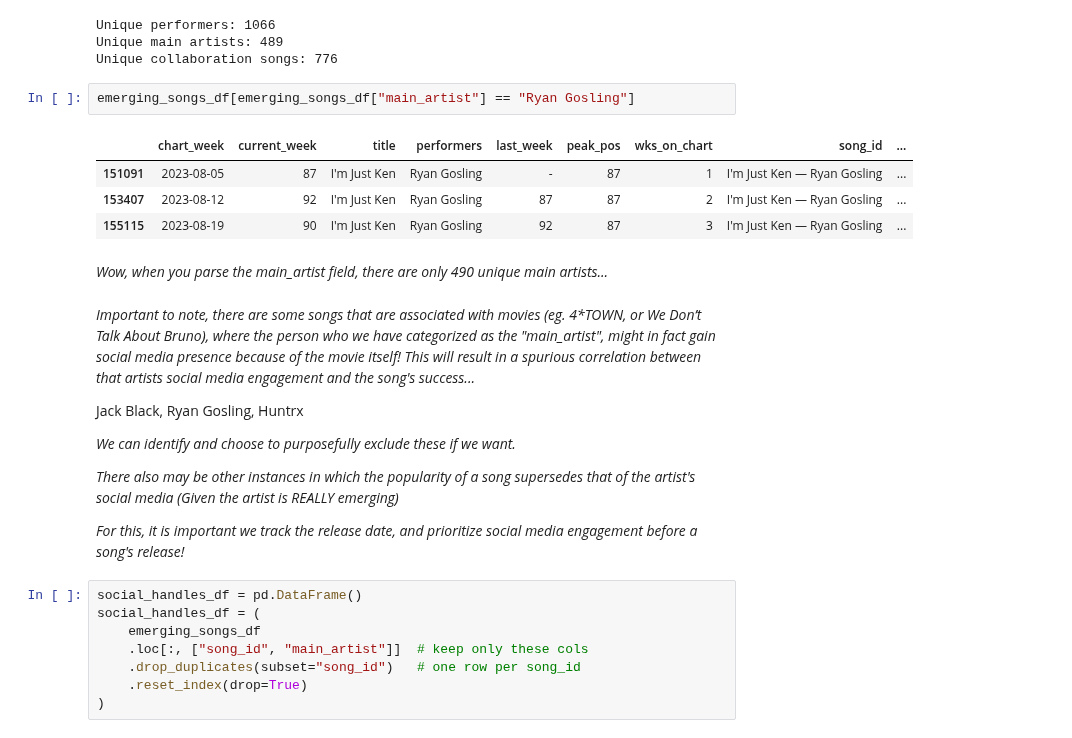
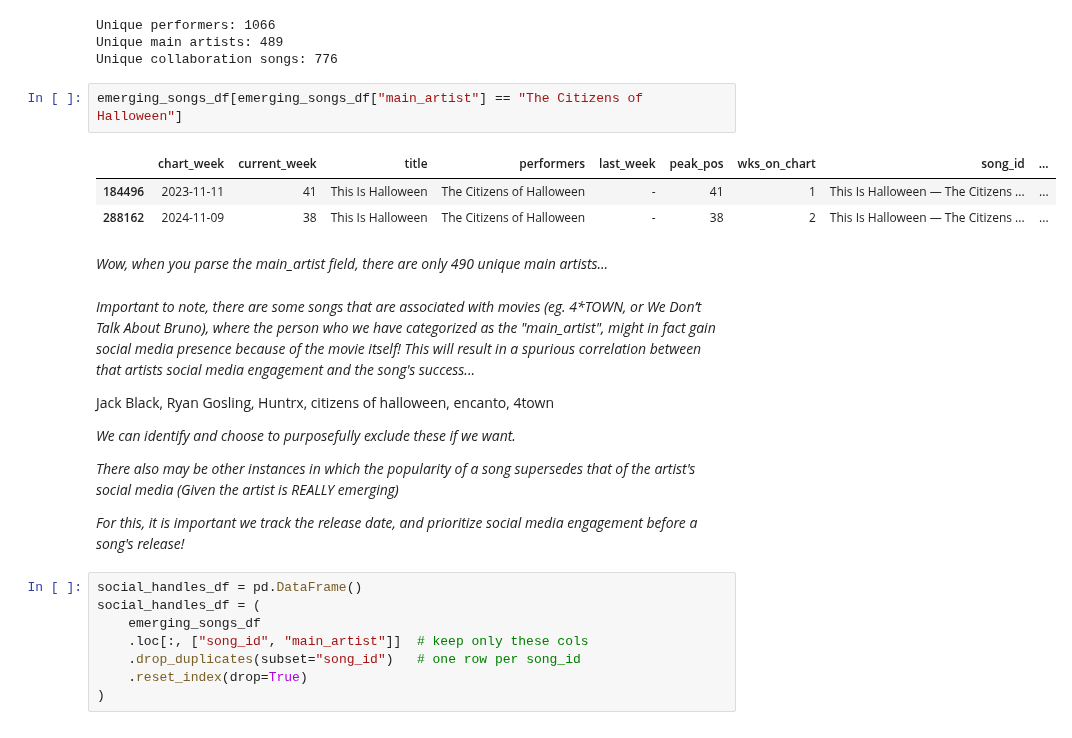
Before and after one commit to tom4sg/DURF, a Jupyter notebook: data_processing.ipynb, the cells around one changed output. Cells and saved outputs as stored; diff of their text form.

```diff
--- a/data_processing.ipynb
+++ b/data_processing.ipynb
@@ -297,18 +297,17 @@ Unique performers: 1066
 Unique main artists: 489
 Unique collaboration songs: 776
 # %%
-emerging_songs_df[emerging_songs_df["main_artist"] == "Ryan Gosling"]
+emerging_songs_df[emerging_songs_df["main_artist"] == "The Citizens of Halloween"]
 # %% [output]
 |  | chart_week | current_week | title | performers | last_week | peak_pos | wks_on_chart | song_id | ... |
-| 151091 | 2023-08-05 | 87 | I'm Just Ken | Ryan Gosling | - | 87 | 1 | I'm Just Ken — Ryan Gosling | ... |
-| 153407 | 2023-08-12 | 92 | I'm Just Ken | Ryan Gosling | 87 | 87 | 2 | I'm Just Ken — Ryan Gosling | ... |
-| 155115 | 2023-08-19 | 90 | I'm Just Ken | Ryan Gosling | 92 | 87 | 3 | I'm Just Ken — Ryan Gosling | ... |
+| 184496 | 2023-11-11 | 41 | This Is Halloween | The Citizens of Halloween | - | 41 | 1 | This Is Halloween — The Citizens ... | ... |
+| 288162 | 2024-11-09 | 38 | This Is Halloween | The Citizens of Halloween | - | 38 | 2 | This Is Halloween — The Citizens ... | ... |
 # %% [markdown]
 *Wow, when you parse the main_artist field, there are only 490 unique main artists...*
 # %% [markdown]
 *Important to note, there are some songs that are associated with movies (eg. 4\*TOWN, or We Don’t Talk About Bruno), where the person who we have categorized as the "main_artist", might in fact gain social media presence because of the movie itself! This will result in a spurious correlation between that artists social media engagement and the song's success...*
 
-Jack Black, Ryan Gosling, Huntrx
+Jack Black, Ryan Gosling, Huntrx, citizens of halloween, encanto, 4town
 
 *We can identify and choose to purposefully exclude these if we want.*
 
```
Also changed, not shown: 3 other files.
